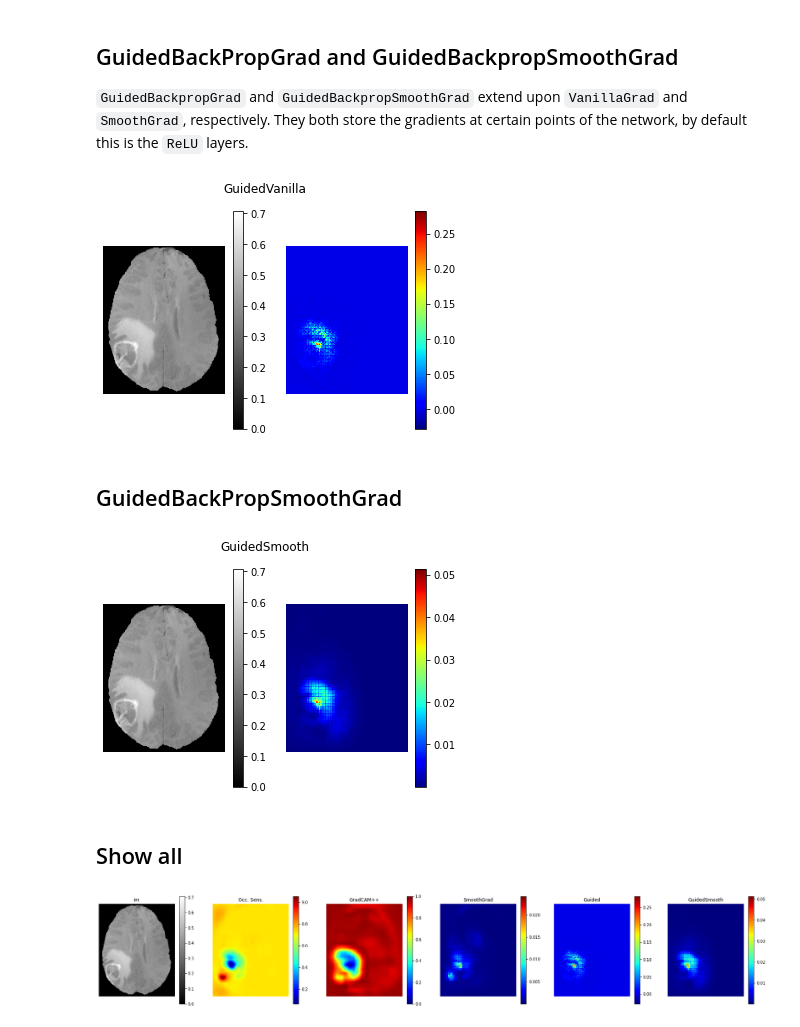
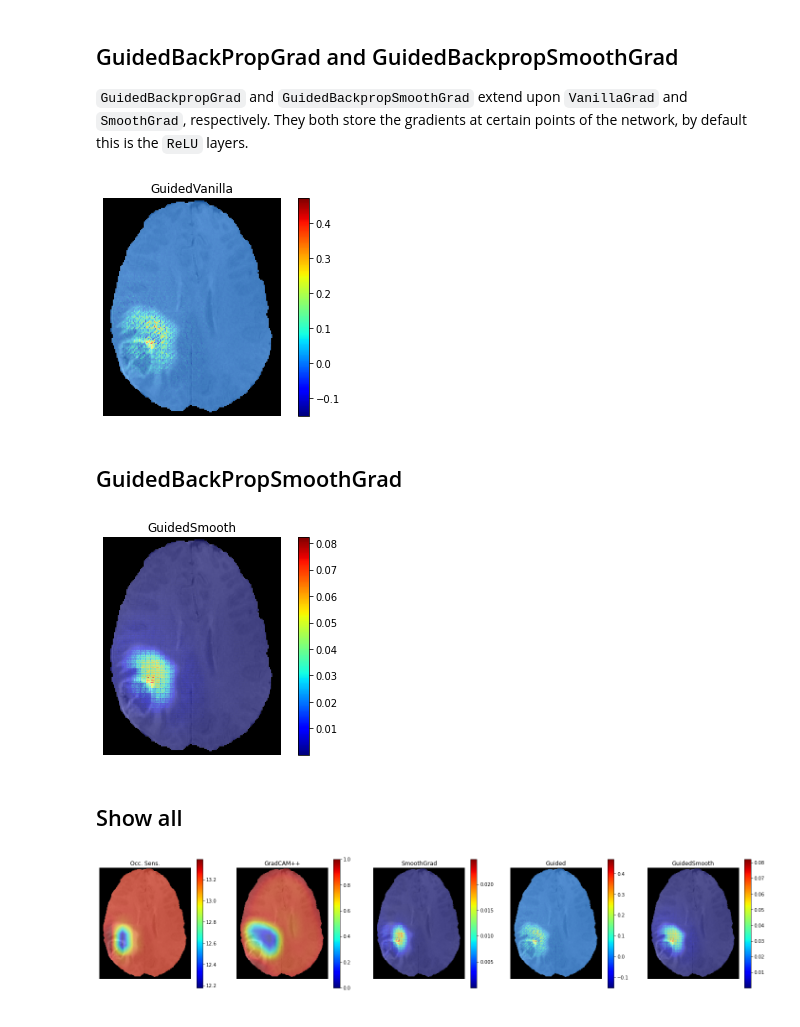
Before and after one commit to rijobro/2D_MONAI_tutorials, a Jupyter notebook: 01_classification/02_interpretability.ipynb, the cells around one changed output. Drawn from its saved outputs; the diff is of its cells as text; code cells hidden in the pictures.

```diff
--- a/01_classification/02_interpretability.ipynb
+++ b/01_classification/02_interpretability.ipynb
@@ -243,19 +249,18 @@ Actual class: tumour. Pred class: tumour, prob 100.000%.
 # %% [markdown]
 ## 6. Saliency
 # %%
-def compare_saliency(img, saliency_map, title, log_scale=False):
+def compare_saliency(img, saliency_map, title, fig=None, ax=None):
     if isinstance(saliency_map, torch.Tensor):
         saliency_map = saliency_map.detach().cpu().numpy()
-    fig, [ax1, ax2] = plt.subplots(1, 2, facecolor='white')
-    imshow1 = ax1.imshow(img[0], cmap="gray")
-    kwargs = {"norm": colors.LogNorm()} if log_scale else {}
-    imshow2 = ax2.imshow(saliency_map, cmap="jet", **kwargs)
-    ax1.axis("off")
-    ax2.axis("off")
-
-    fig.colorbar(imshow1, ax=ax1)
-    fig.colorbar(imshow2, ax=ax2)
-    _ = plt.suptitle(title)
+    if fig is None:
+        fig, ax = plt.subplots(1, 1, facecolor='white')
+    imshow1 = ax.imshow(img[0], cmap="gray")
+    imshow2 = ax.imshow(
+        saliency_map, cmap="jet", alpha=(img[0]>0).astype(np.float32)*0.5
+    )
+    fig.colorbar(imshow2, ax=ax)
+    ax.axis("off")
+    ax.set_title(title)
 # %% [markdown]
 ## Occlusion sensitivity
 
@@ -267,7 +272,7 @@ The parameter `stride` determines how far the occluded area shifts by for each o
 
 Feel free to play with `mask_size` and see if has any affect on the output image.
 # %%
-stride = 4
+stride = 16
 batch_size = 30
 mask_size = 10
 
@@ -349,7 +354,7 @@ out_guided_vanilla = guided_vanilla(im_t)[0].cpu().numpy()
 out_guided_vanilla = np.mean(out_guided_vanilla, 0)
 compare_saliency(im, out_guided_vanilla, "GuidedVanilla")
 # %% [output]
-[figure, old version]
+[figure, new version]
 # %% [markdown]
 ## GuidedBackPropSmoothGrad
 # %%
@@ -359,19 +364,14 @@ out_guided_smooth = guided_smooth(im_t)[0].cpu().numpy()
 out_guided_smooth = np.mean(out_guided_smooth, 0)
 compare_saliency(im, out_guided_smooth, "GuidedSmooth")
 # %% [output]
-[figure, old version]
+[figure, new version]
 # %% [markdown]
 ## Show all
 # %%
-ims = [im[0], out_occ_sens, out_cam_pp, out_smooth_grad, out_guided_vanilla, out_guided_smooth]
-titles = ["im", "Occ. Sens.", "GradCAM++", "SmoothGrad", "Guided", "GuidedSmooth"]
+ims = [out_occ_sens, out_cam_pp, out_smooth_grad, out_guided_vanilla, out_guided_smooth]
+titles = ["Occ. Sens.", "GradCAM++", "SmoothGrad", "Guided", "GuidedSmooth"]
 fig, axes = plt.subplots(1, len(ims), facecolor='white', figsize=[len(ims) * 5, 5])
-for idx, (_im, _title, _ax) in enumerate(zip(ims, titles, axes)):
-    if isinstance(_im, torch.Tensor):
-        _im = _im.detach().cpu().numpy()
-    _imshow = _ax.imshow(_im, cmap="gray" if idx == 0 else "jet")
-    _ax.axis("off")
-    fig.colorbar(_imshow, ax=_ax)
-    _ax.set_title(_title)
+for idx, (_saliency, _title, _ax) in enumerate(zip(ims, titles, axes)):
+    compare_saliency(im, _saliency, _title, fig, _ax)
 # %% [output]
-[figure, old version]
+[figure, new version]
```
Also changed, not shown: parts of 8 cells of this notebook, 2 other files.
